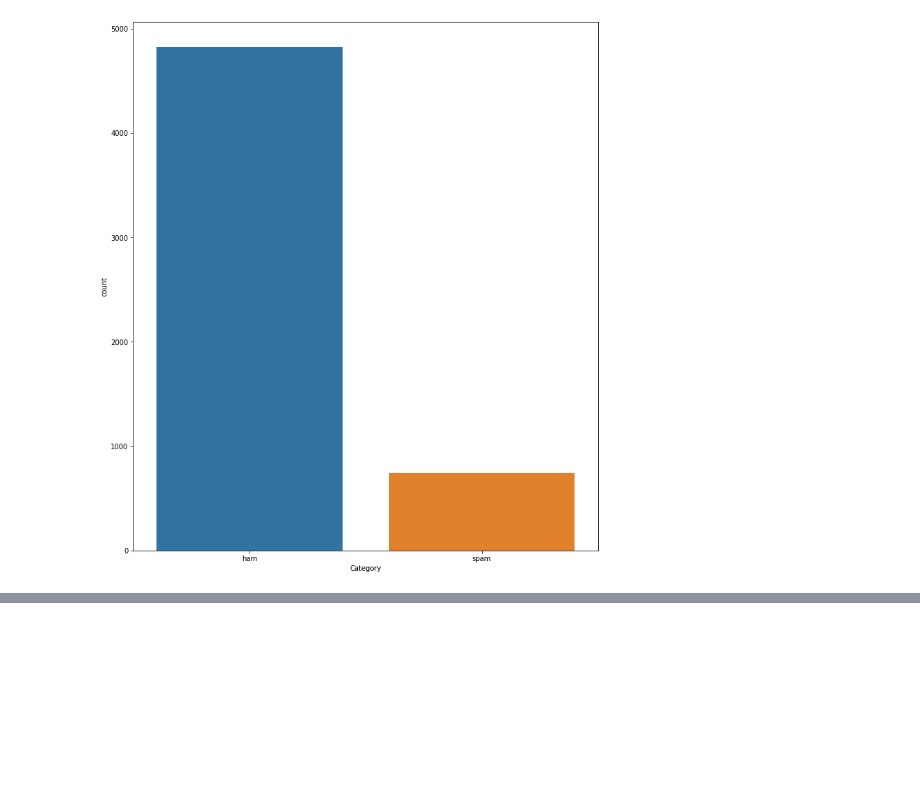
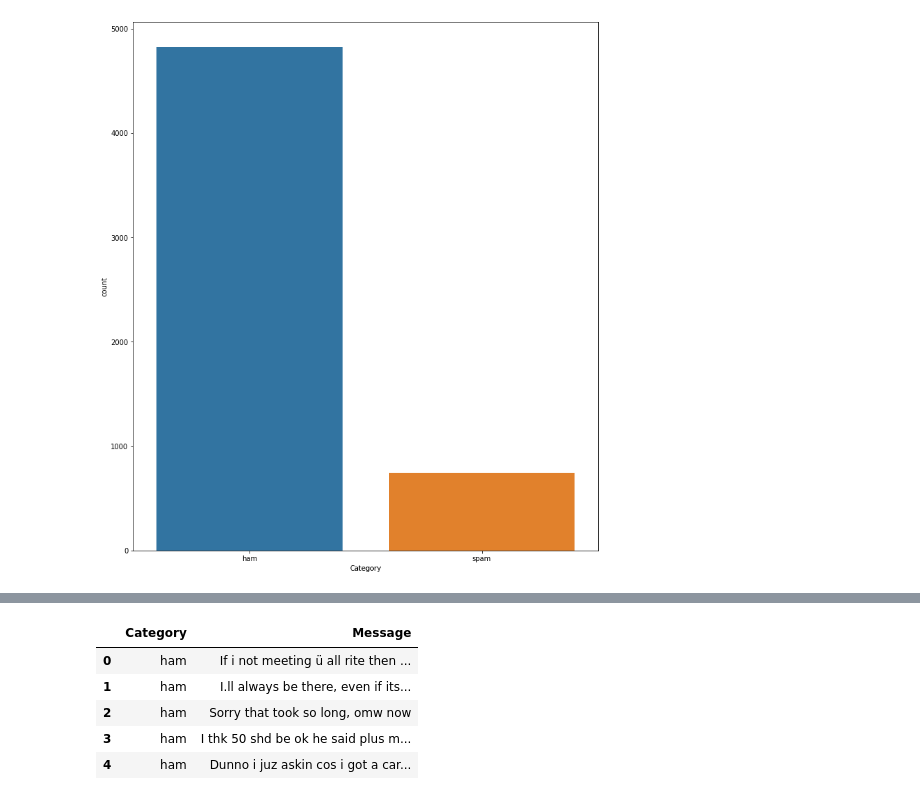
Before and after one commit to frentzen2003/AMDexcersie, a Jupyter notebook: Text Classification To Detect Spam Using TensorFlow/SpamTextDetectorUsingTensorFlow.ipynb, the cells around one changed output, grey strips where cells are left out. Saved outputs shown, nothing was run; the diff lists cells and outputs as text; code cells hidden in the pictures; blank space fills up the shorter version.

```diff
--- a/Text Classification To Detect Spam Using TensorFlow/SpamTextDetectorUsingTensorFlow.ipynb
+++ b/Text Classification To Detect Spam Using TensorFlow/SpamTextDetectorUsingTensorFlow.ipynb
@@ -50,0 +107,9 @@ sns.countplot(data['Category'])
+# %%
+balanced_data.head()
+# %% [output]
+|  | Category | Message |
+| 0 | ham | If i not meeting ü all rite then ... |
+| 1 | ham | I.ll always be there, even if its... |
+| 2 | ham | Sorry that took so long, omw now |
+| 3 | ham | I thk 50 shd be ok he said plus m... |
+| 4 | ham | Dunno i juz askin cos i got a car... |
```
Also changed, not shown: parts of 18 cells of this notebook.
